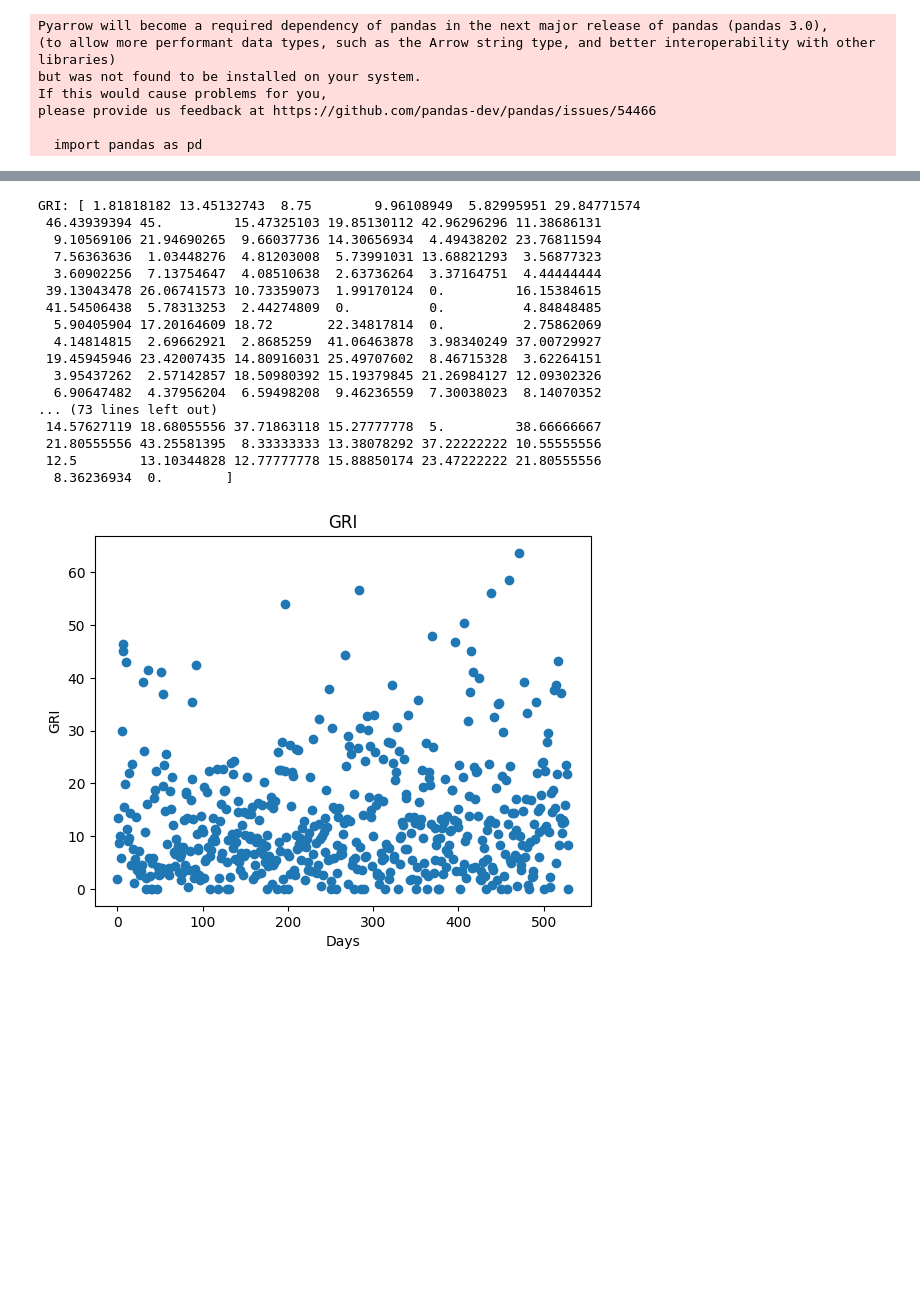
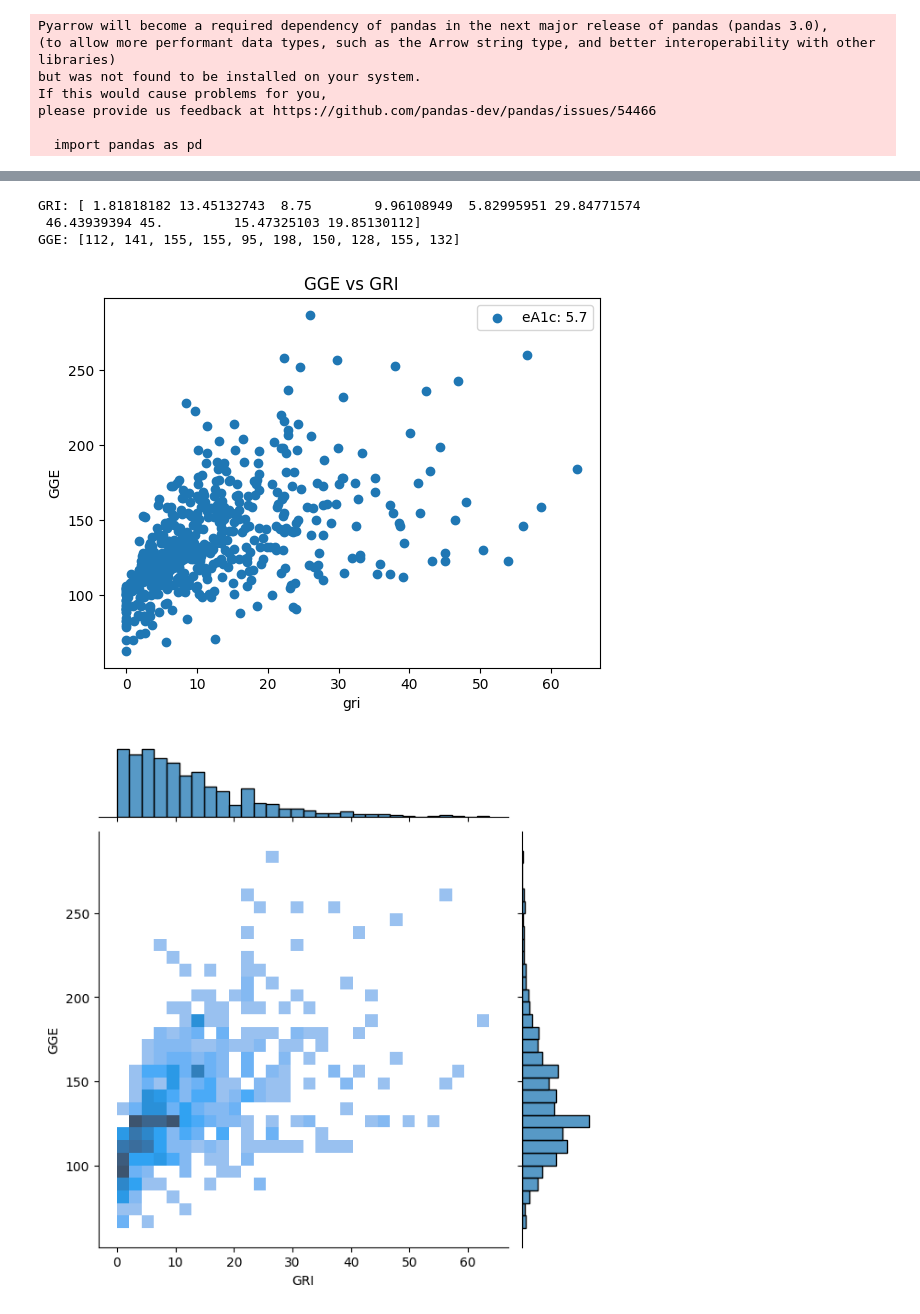
Before and after one commit to francesco-vaselli/GlucoseGuard, a Jupyter notebook: src/data_processing/explore_dataset.ipynb, the cells around one changed output, grey strips where cells are left out. Cells and saved outputs as stored; diff of their text form; code cells hidden in the pictures; blank space fills up the shorter version.

```diff
--- a/src/data_processing/explore_dataset.ipynb
+++ b/src/data_processing/explore_dataset.ipynb
@@ -14,6 +14,6 @@ please provide us feedback at https://github.com/pandas-dev/pandas/issues/54466
 
   import pandas as pd
 # %%
-ds = np.load("dataset_24h.npy", allow_pickle=True)
+ds = np.load("dataset_full.npy", allow_pickle=True)
 # %%
 print(ds.shape)
@@ -61,19 +88,0 @@ plt.show()
-# %%
-# get the data into a df with the following columns:
-# data['Time'] = pd.to_datetime(data['Time'], format='%Y-%m-%dT%H:%M:%S')
-# data['Glucose'] = pd.to_numeric(df['Glucose Value (mg/dL)']) <- change this with the name of your glucose column
-# data['Day'] = data['Time'].datetime.date data = data.reset_index()
-
-data = pd.DataFrame(columns=['Time', 'Glucose', 'Day'])
-for patient in ds.item():
-    for day in ds.item().get(patient):
-        patient_list = []
-        patient_id = patient
-        for i in range(len(day)):
-            # append the data to a list
-            patient_list.append({'Time': day[i][1], 'Glucose': day[i][0], 'Day': day[i][1].date()})
-
-        # concat the list to the dataframe setting the patient id as the index
-        data = pd.concat([data, pd.DataFrame(patient_list, index=[patient_id]*len(patient_list))])
-
-print(data.head())
@@ -87,3 +89,5 @@ print(data.head())
+# %%
+data = df.copy()
 # %%
 
 class Metrics:
@@ -149,34 +279,32 @@ class Metrics:
 # %%
 # get the metrics for just one patient
 metrics = Metrics(data.loc['72492570'])
 
 #tbr = metrics.tbr()
 gri = metrics.gri()
 #print(f'TAR: {tar}%')
-print(f'GRI: {gri}')
+print(f'GRI: {gri[:10]}')
 
+# get the mage
+GGE = metrics.GGE()
+print(f'GGE: {GGE[:10]}')
 # plot the gri scatter plot
-plt.scatter(range(len(gri)), gri)
-plt.title('GRI')
-plt.xlabel('Days')
-plt.ylabel('GRI')
+plt.scatter(gri, GGE)
+plt.title('GGE vs GRI')
+plt.xlabel('gri')
+plt.ylabel('GGE')
+# add eA1c to legend
+eA1c = np.round(metrics.eA1c(),1)
+plt.legend([f'eA1c: {eA1c}'])
 plt.show()
+
+# a more fancy plot using seaborn jointplot
+g = sns.jointplot(x=gri, y=GGE, kind='hist', bins=30, marginal_kws=dict(bins=30))
+g.set_axis_labels('GRI', 'GGE')
+plt.show()
 # %% [output]
 GRI: [ 1.81818182 13.45132743  8.75        9.96108949  5.82995951 29.84771574
- 46.43939394 45.         15.47325103 19.85130112 42.96296296 11.38686131
-  9.10569106 21.94690265  9.66037736 14.30656934  4.49438202 23.76811594
-  7.56363636  1.03448276  4.81203008  5.73991031 13.68821293  3.56877323
-  3.60902256  7.13754647  4.08510638  2.63736264  3.37164751  4.44444444
- 39.13043478 26.06741573 10.73359073  1.99170124  0.         16.15384615
- 41.54506438  5.78313253  2.44274809  0.          0.          4.84848485
-  5.90405904 17.20164609 18.72       22.34817814  0.          2.75862069
-  4.14814815  2.69662921  2.8685259  41.06463878  3.98340249 37.00729927
- 19.45945946 23.42007435 14.80916031 25.49707602  8.46715328  3.62264151
-  3.95437262  2.57142857 18.50980392 15.19379845 21.26984127 12.09302326
-  6.90647482  4.37956204  6.59498208  9.46236559  7.30038023  8.14070352
-... (73 lines left out)
- 14.57627119 18.68055556 37.71863118 15.27777778  5.         38.66666667
- 21.80555556 43.25581395  8.33333333 13.38078292 37.22222222 10.55555556
- 12.5        13.10344828 12.77777778 15.88850174 23.47222222 21.80555556
-  8.36236934  0.        ]
+ 46.43939394 45.         15.47325103 19.85130112]
+GGE: [112, 141, 155, 155, 95, 198, 150, 128, 155, 132]
-[figure, old version]
+[figure, new version]
+[figure, added]
```
Also changed, not shown: parts of 7 cells of this notebook, 2 other files.
